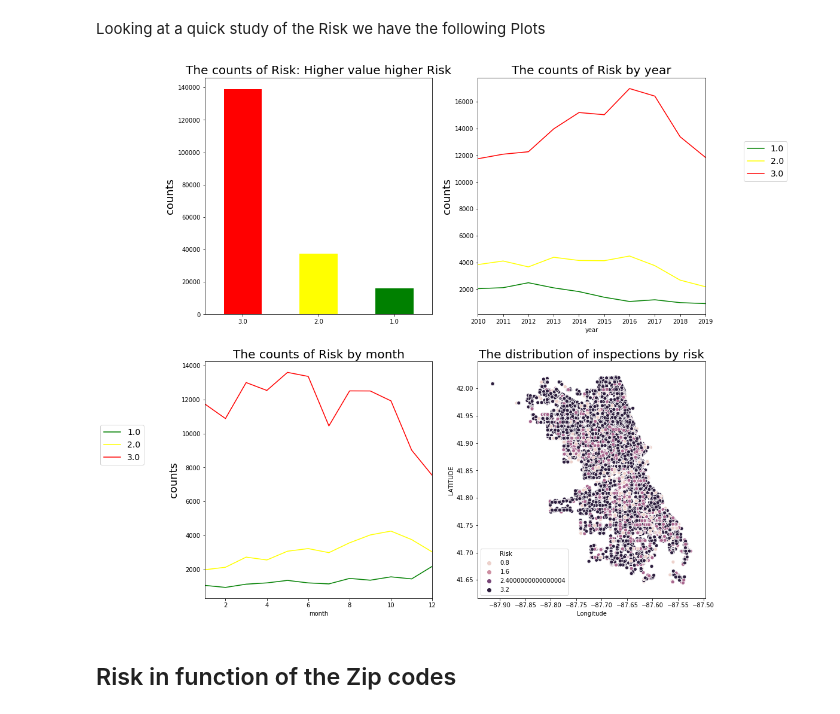
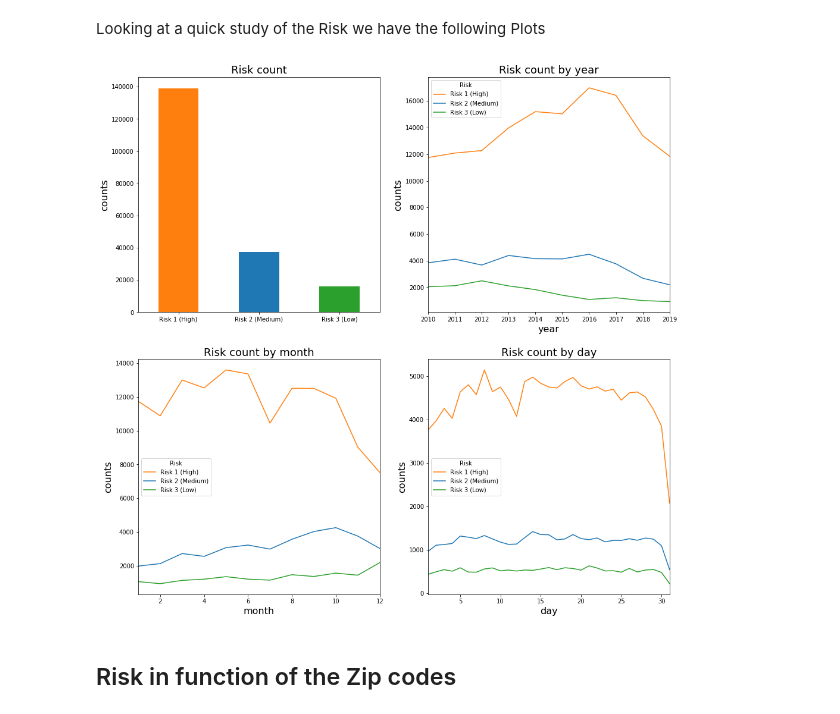
Before and after one commit to adr1anh/DeepDish, a Jupyter notebook: Food Inspection_Marc.ipynb, the cells around one changed output. Drawn from its saved outputs; the diff is of its cells as text; code cells hidden in the pictures.

```diff
--- a/Food Inspection_Marc.ipynb
+++ b/Food Inspection_Marc.ipynb
@@ -49,7 +50,5 @@ loc= data[["Latitude","Longitude","AKA Name","Risk"]]
 missing = loc[loc.isnull().any(axis = 1)]
 data_removed = data.drop(missing.index)
 data_removed = data_removed.reset_index()
-data_removed["Risk"] = data_removed["Risk"].replace(to_replace =["Risk 3 (Low)", "Risk 2 (Medium)", "Risk 1 (High)","All"],
-                            value =[1,2,3,3])
-data_removed.Risk = data_removed.Risk.astype(float)
-data_removed["Risk"].value_counts()
+data_removed["Risk"] = data_removed["Risk"].replace(to_replace =["All"],
+                            value =["Risk 1 (High)"])
@@ -63,30 +76,32 @@ Name: Risk, dtype: int64
 # %% [markdown]
 Looking at a quick study of the Risk we have the following Plots
 # %%
-fig,ax=plt.subplots(2,2,figsize=(15,16))
-data_removed.Risk.value_counts().plot(kind='bar',color=['red','yellow','green'],ax=ax[0,0])
+colors = ['C1','C0','C2']
+fig,ax=plt.subplots(2,2,figsize=(16,16))
+data_removed.Risk.value_counts().plot(kind = 'bar', color= colors, ax = ax[0,0])
 ax[0,0].tick_params(axis='x',labelrotation=360)
-ax[0,0].set_title("The counts of Risk: Higher value higher Risk",size=20)
-ax[0,0].set_ylabel('counts',size=18)
+ax[0,0].set_title("Risk count",size=18)
+ax[0,0].set_ylabel('counts',size=16)
+
+data_removed.groupby(['year','Risk'])['Inspection ID'].agg('count').unstack('Risk').plot(ax = ax[0,1], color = colors)
+ax[0,1].set_title("Risk count by year",size=18)
+ax[0,1].set_ylabel('counts',size=16)
+ax[0,1].set_xlabel('year',size=16)
 
 
-data_removed.groupby(['year','Risk'])['Inspection ID'].agg('count').unstack('Risk').plot(ax=ax[0,1],color=['green','yellow','red'])
-ax[0,1].legend(loc=0, ncol=1, fontsize=14,bbox_to_anchor=(1.15,0.75))
-ax[0,1].set_title("The counts of Risk by year",size=20)
-ax[0,1].set_ylabel('counts',size=18)
+data_removed.groupby(['month','Risk'])['Inspection ID'].agg('count').unstack('Risk').plot(ax = ax[1,0], color = colors)
+ax[1,0].set_title("Risk count by month",size=18)
+ax[1,0].set_ylabel('counts',size=16)
+ax[1,0].set_xlabel('month',size=16)
 
-data_removed.groupby(['month','Risk'])['Inspection ID'].agg('count').unstack('Risk').plot(ax=ax[1,0],color=['green','yellow','red'])
-ax[1,0].legend(loc=0, ncol=1, fontsize=14,bbox_to_anchor=(-0.25,0.75))
-ax[1,0].set_title("The counts of Risk by month",size=20)
-ax[1,0].set_ylabel('counts',size=18)
+data_removed.groupby(['day','Risk'])['Inspection ID'].agg('count').unstack('Risk').plot(ax = ax[1,1], color = colors)
+ax[1,1].set_title("Risk count by day",size=18)
+ax[1,1].set_ylabel('counts',size=16)
+ax[1,1].set_xlabel('day',size=16)
 
-sns.scatterplot(x='Longitude',y='Latitude',hue='Risk' ,data=data_removed, ax=ax[1,1])
-ax[1,1].set_title("The distribution of inspections by risk",size=20)
-ax[1,1].set_xlabel('Longitude')
-ax[1,1].set_ylabel('LATITUDE')
 plt.show()
 # %% [output]
-[figure, old version]
+[figure, new version]
 # %% [markdown]
 ## Risk in function of the Zip codes
 # %% [markdown]
```
Also changed, not shown: parts of 35 cells of this notebook.
